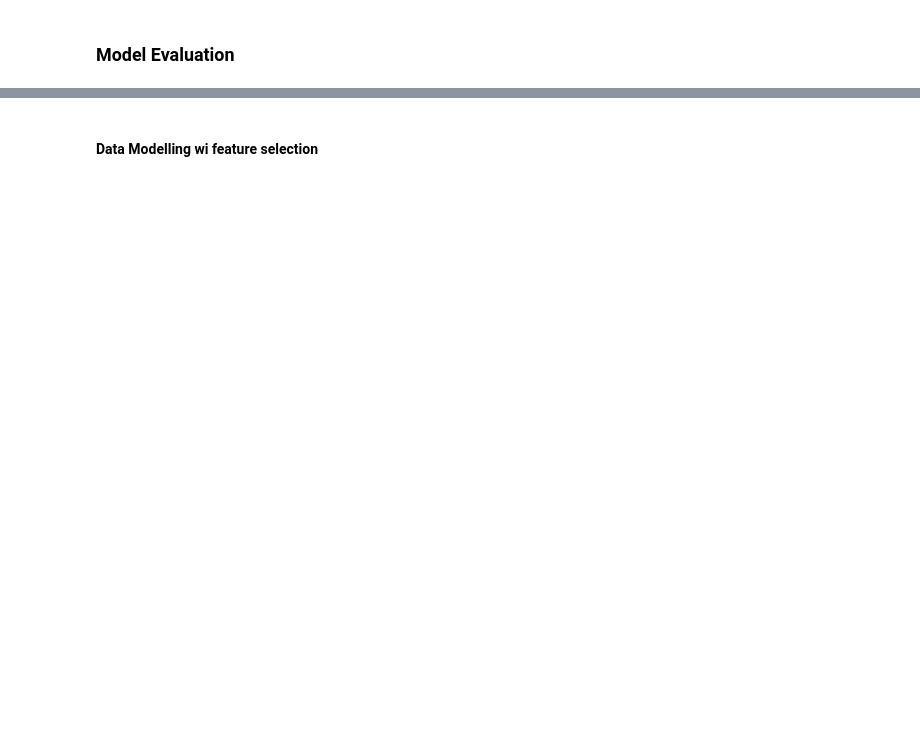
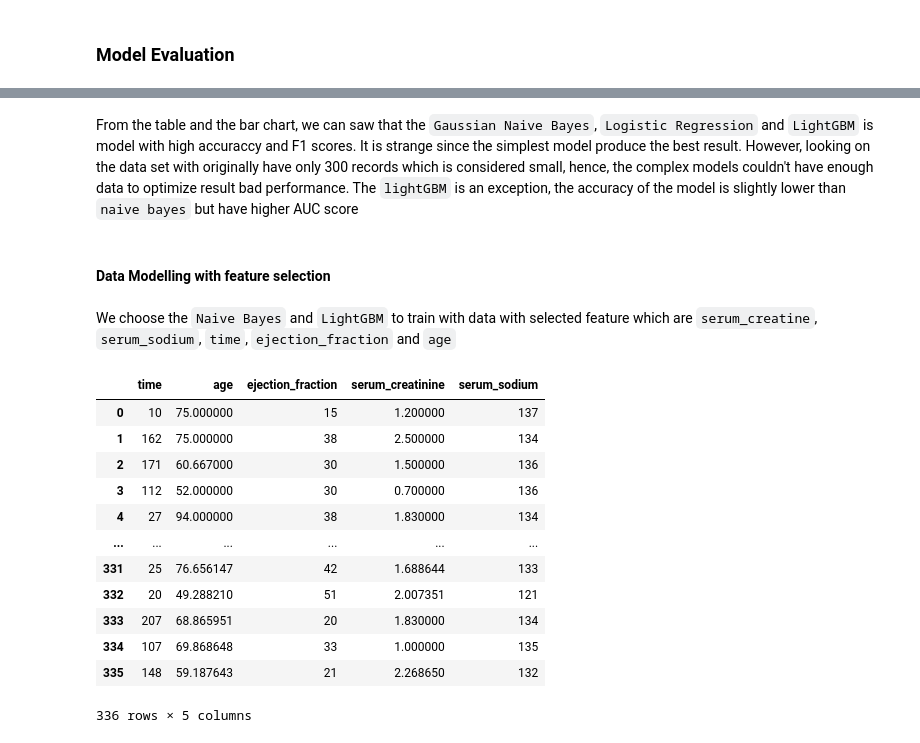
Before and after one commit to tminhquang00/EEET2485-heart-failure-prediction, a Jupyter notebook: heart-failure-detection.ipynb, the cells around one changed output, grey strips where cells are left out. Cells and saved outputs as stored; diff of their text form; code cells hidden in the pictures; blank space fills up the shorter version.

```diff
--- a/heart-failure-detection.ipynb
+++ b/heart-failure-detection.ipynb
@@ -962,8 +989,27 @@ Text(0.5, 1.0, 'Precision Score')
+# %% [markdown]
+From the table and the bar chart, we can saw that the `Gaussian Naive Bayes`, `Logistic Regression` and `LightGBM` is model with high accuraccy and F1 scores. It is strange since the simplest model produce the best result. However, looking on the data set with originally have only 300 records which is considered small, hence, the complex models couldn't have enough data to optimize result bad performance. The `lightGBM` is an exception, the accuracy of the model is slightly lower than `naive bayes` but have higher AUC score
 # %% [markdown]
-#### Data Modelling wi feature selection
+#### Data Modelling with feature selection
+# %% [markdown]
+We choose the `Naive Bayes` and `LightGBM` to train with data with selected feature which are  `serum_creatine`, `serum_sodium`, `time`, `ejection_fraction` and `age`
 # %%
 X_train_selected = X_train[selected_features]
 X_val_selected = X_val[selected_features]
+X_train_selected
+# %% [output]
+|  | time | age | ejection_fraction | serum_creatinine | serum_sodium |
+| 0 | 10 | 75.000000 | 15 | 1.200000 | 137 |
+| 1 | 162 | 75.000000 | 38 | 2.500000 | 134 |
+| 2 | 171 | 60.667000 | 30 | 1.500000 | 136 |
+| 3 | 112 | 52.000000 | 30 | 0.700000 | 136 |
+| 4 | 27 | 94.000000 | 38 | 1.830000 | 134 |
+| ... | ... | ... | ... | ... | ... |
+| 331 | 25 | 76.656147 | 42 | 1.688644 | 133 |
+| 332 | 20 | 49.288210 | 51 | 2.007351 | 121 |
+| 333 | 207 | 68.865951 | 20 | 1.830000 | 134 |
+| 334 | 107 | 69.868648 | 33 | 1.000000 | 135 |
+| 335 | 148 | 59.187643 | 21 | 2.268650 | 132 |
+336 rows × 5 columns
 # %%
 %%time
 
```
Also changed, not shown: parts of 32 cells of this notebook.
